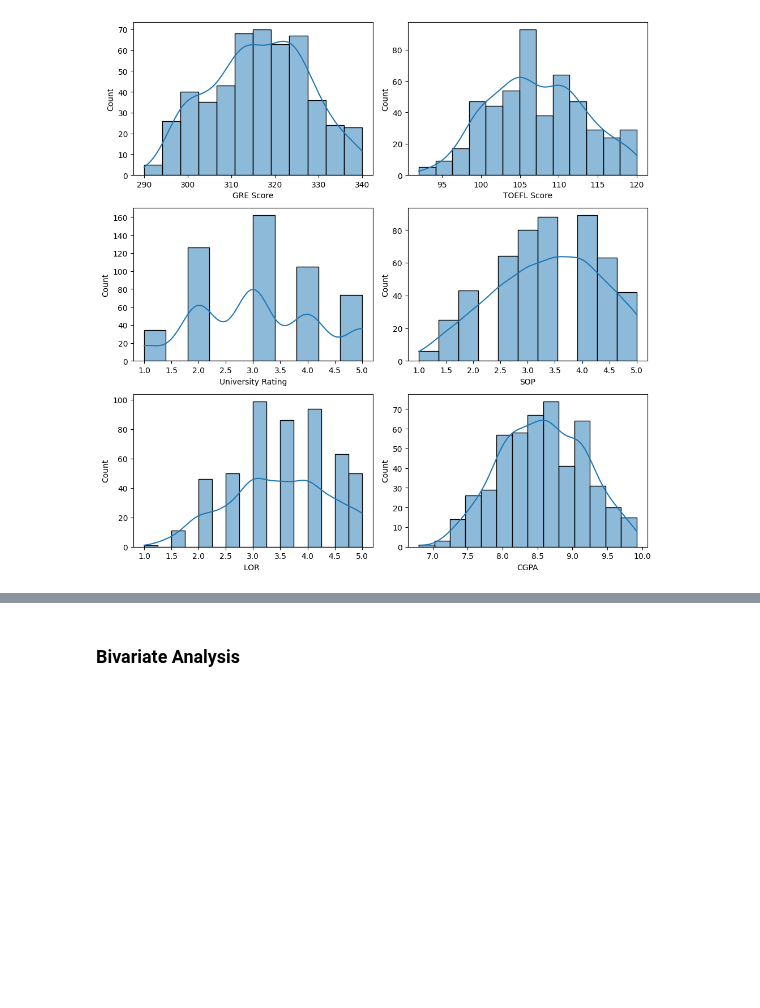
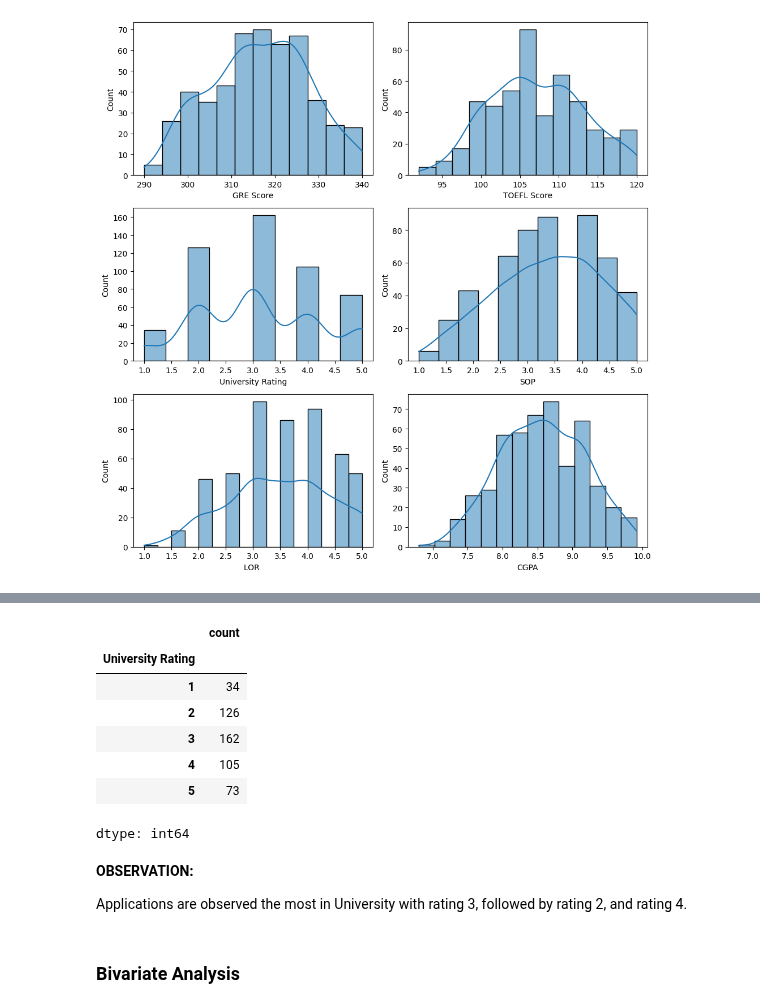
Before and after one commit to akshayabhale1406/SCLR_Jamboree_Education_Linear_Regression, a Jupyter notebook: Jamboree_Education_Linear_Regression.ipynb, the cells around one changed output, grey strips where cells are left out. Drawn from its saved outputs; the diff is of its cells as text; code cells hidden in the pictures; blank space fills up the shorter version.

```diff
--- a/Jamboree_Education_Linear_Regression.ipynb
+++ b/Jamboree_Education_Linear_Regression.ipynb
@@ -124,3 +128,20 @@ hist_plot_of_columns(df_box_plot)
+# %%
+university_rating_count = df["University Rating"].value_counts()
+university_rating_count = university_rating_count.sort_index()
+university_rating_count
+# %% [output]
+|  | count |
+| University Rating |  |
+| 1 | 34 |
+| 2 | 126 |
+| 3 | 162 |
+| 4 | 105 |
+| 5 | 73 |
+dtype: int64
+# %% [markdown]
+**OBSERVATION:**
+
+Applications are observed the most in University with rating 3, followed by rating 2, and rating 4.
 # %% [markdown]
 ### Bivariate Analysis
 # %%
```
Also changed, not shown: parts of 9 cells of this notebook.
